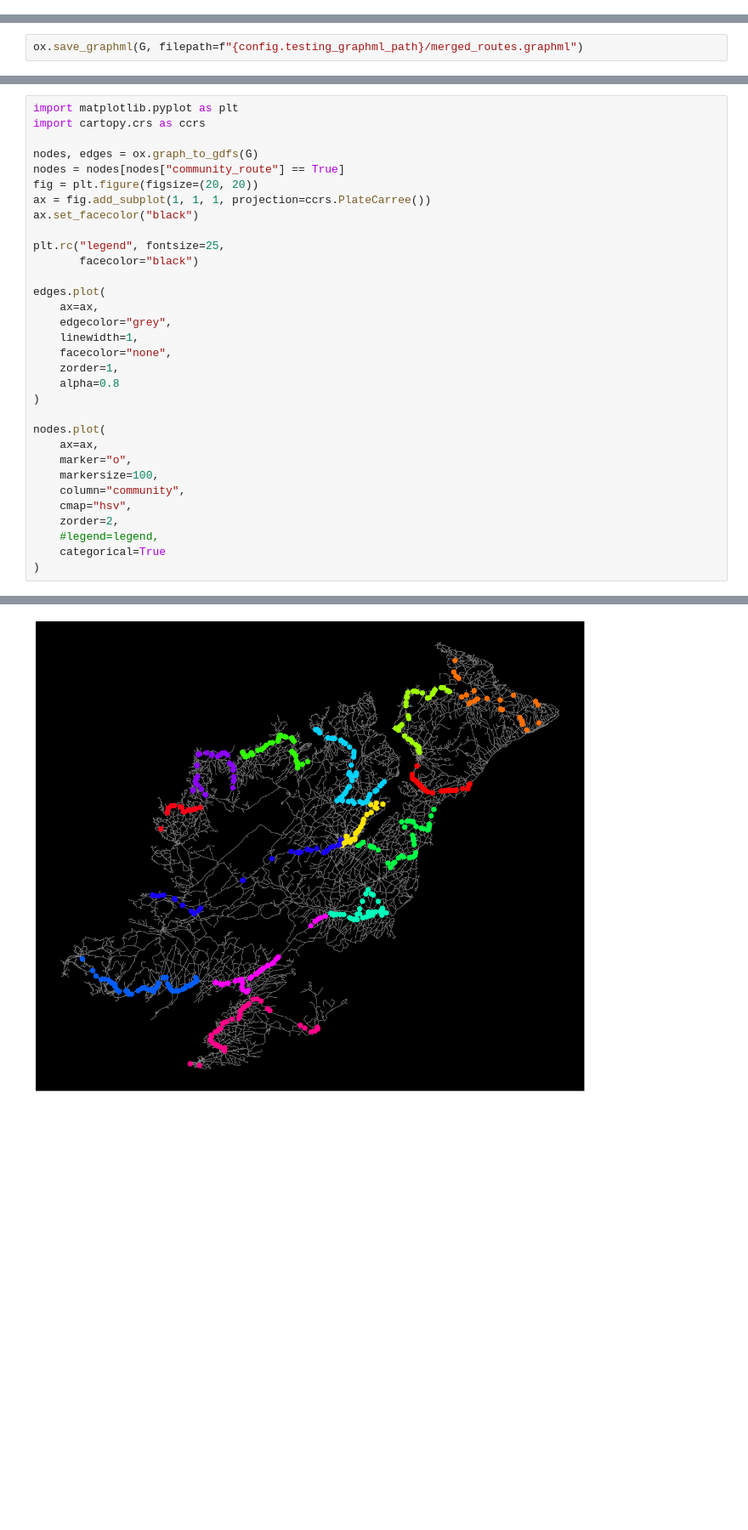
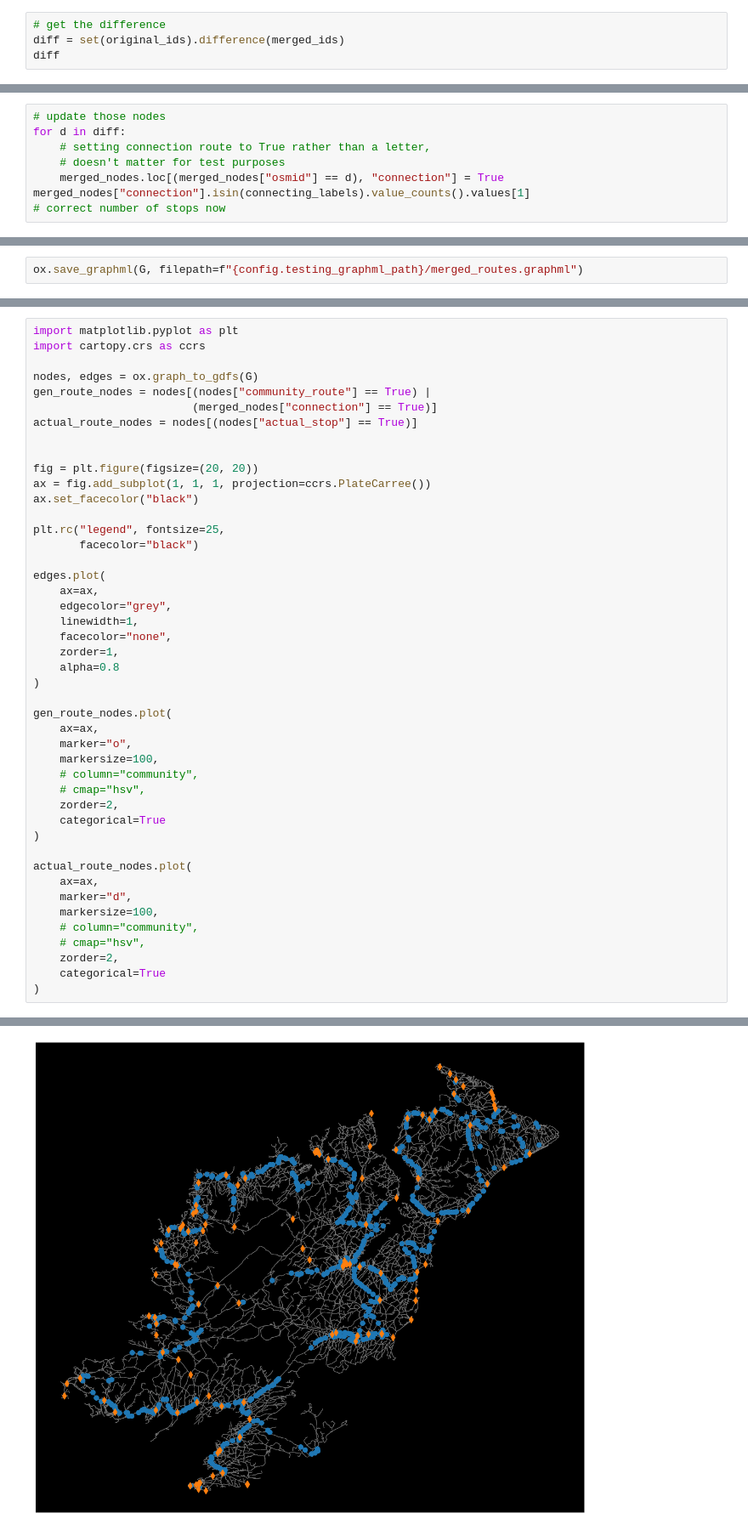
Before and after one commit to ancodia/donegal-bus-routes, a Jupyter notebook: testing/notebooks/prepare_test_graph.ipynb, the cells around one changed output, grey strips where cells are left out. Shown at 85% size. Drawn from its saved outputs; the diff is of its cells as text; blank space fills up the shorter version.

```diff
--- a/testing/notebooks/prepare_test_graph.ipynb
+++ b/testing/notebooks/prepare_test_graph.ipynb
@@ -201,0 +227,4 @@ test_edges.head()
+# %%
+# get the difference
+diff = set(original_ids).difference(merged_ids)
+diff
@@ -201,0 +233,8 @@ test_edges.head()
+# %%
+# update those nodes
+for d in diff:
+    # setting connection route to True rather than a letter,
+    # doesn't matter for test purposes
+    merged_nodes.loc[(merged_nodes["osmid"] == d), "connection"] = True
+merged_nodes["connection"].isin(connecting_labels).value_counts().values[1]
+# correct number of stops now
@@ -252,35 +277,48 @@ ox.plot_graph(G)
 # %%
 import matplotlib.pyplot as plt
 import cartopy.crs as ccrs
 
 nodes, edges = ox.graph_to_gdfs(G)
-nodes = nodes[nodes["community_route"] == True]
+gen_route_nodes = nodes[(nodes["community_route"] == True) |
+                        (merged_nodes["connection"] == True)]
+actual_route_nodes = nodes[(nodes["actual_stop"] == True)]
+
+
 fig = plt.figure(figsize=(20, 20))
 ax = fig.add_subplot(1, 1, 1, projection=ccrs.PlateCarree())
 ax.set_facecolor("black")
 
 plt.rc("legend", fontsize=25,
        facecolor="black")
 
 edges.plot(
     ax=ax,
     edgecolor="grey",
     linewidth=1,
     facecolor="none",
     zorder=1,
     alpha=0.8
 )
 
-nodes.plot(
+gen_route_nodes.plot(
     ax=ax,
     marker="o",
     markersize=100,
-    column="community",
-    cmap="hsv",
+    # column="community",
+    # cmap="hsv",
     zorder=2,
-    #legend=legend,
     categorical=True
 )
+
+actual_route_nodes.plot(
+    ax=ax,
+    marker="d",
+    markersize=100,
+    # column="community",
+    # cmap="hsv",
+    zorder=2,
+    categorical=True
+)
 # %% [output]
 <cartopy.mpl.geoaxes.GeoAxesSubplot at 0x...>
-[figure, old version]
+[figure, new version]
```
Also changed, not shown: parts of 14 cells of this notebook, 4 other files.
